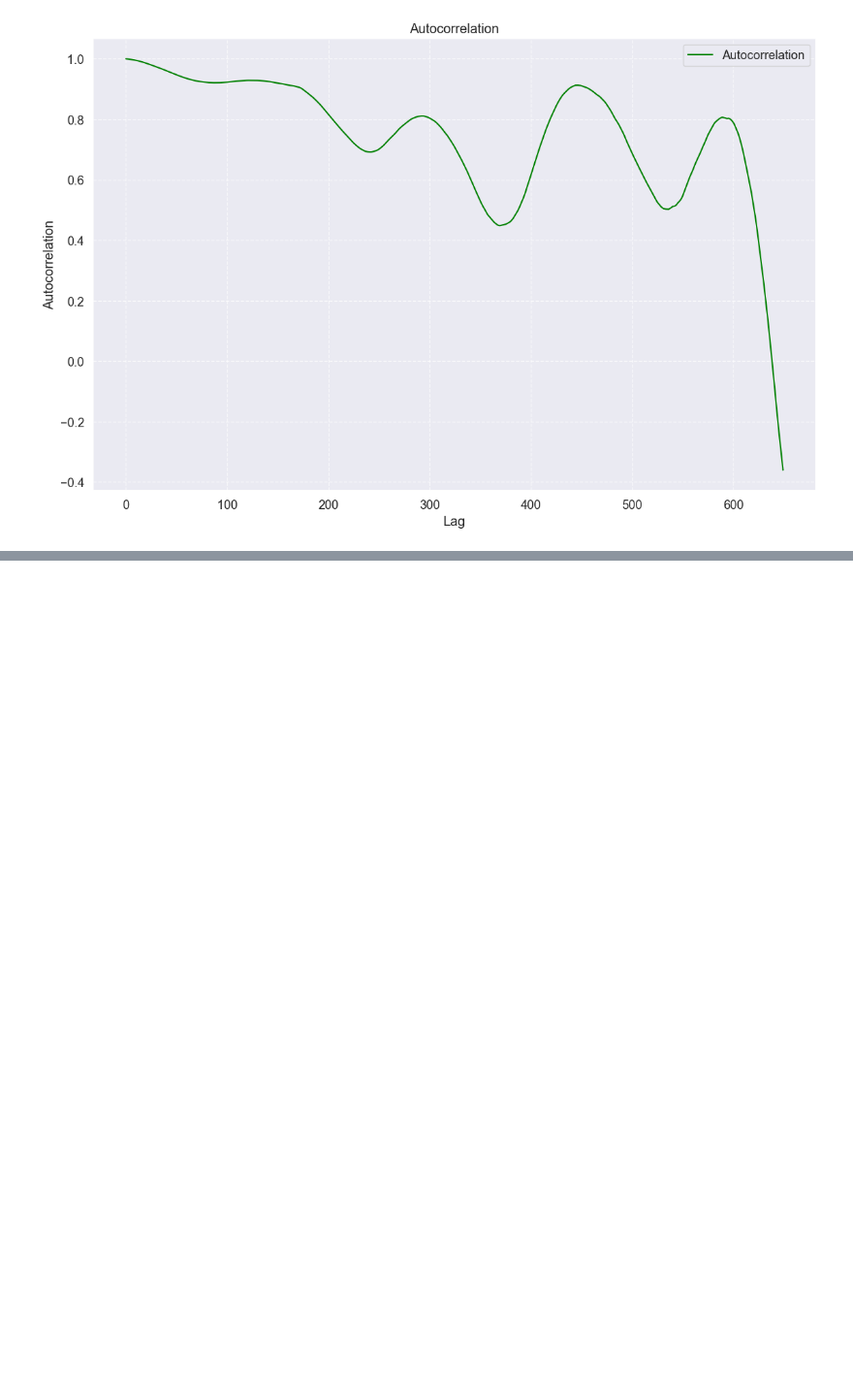
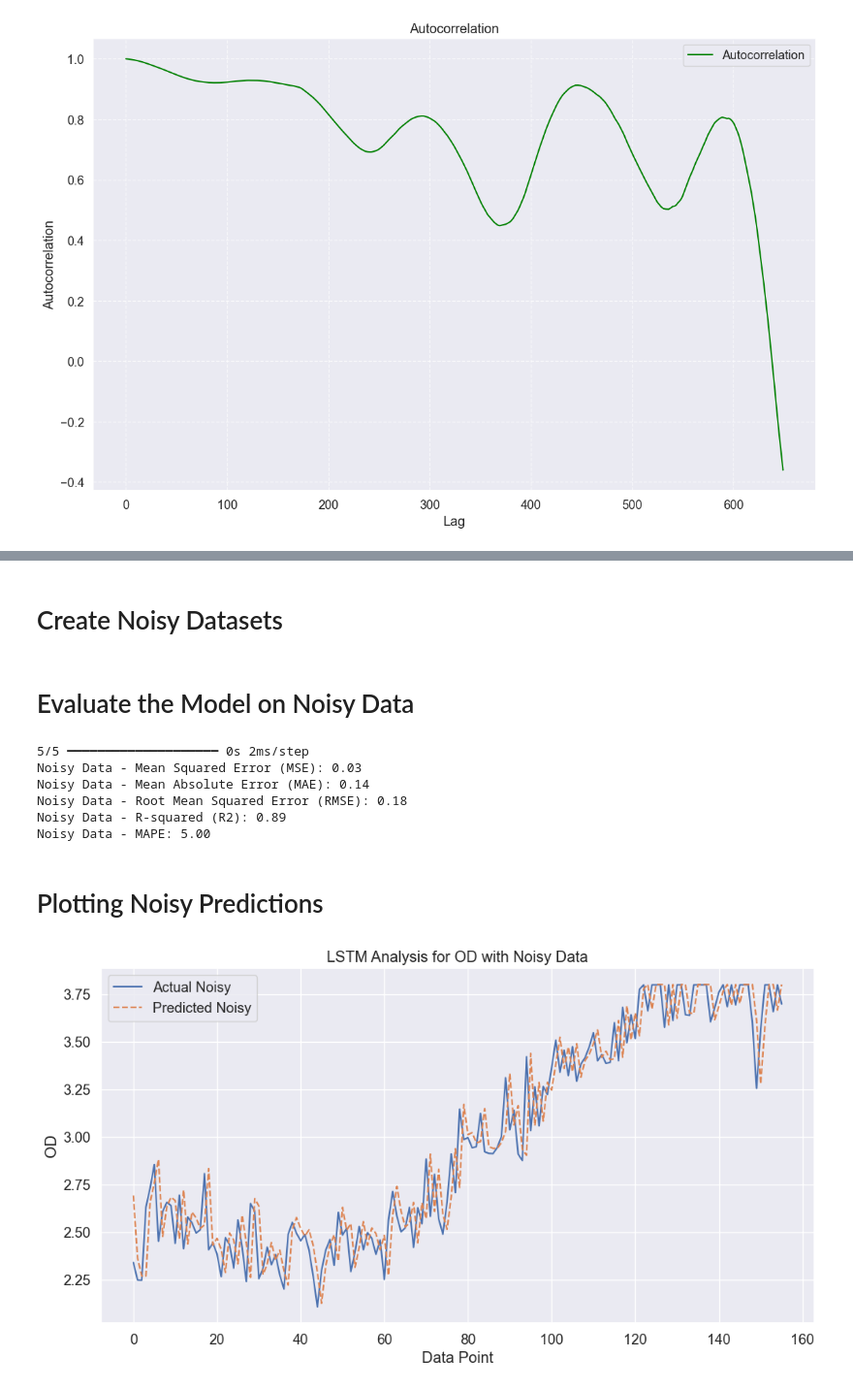
Before and after one commit to Boskabadi/PBR, a Jupyter notebook: PBROD.ipynb, the cells around one changed output, grey strips where cells are left out. Shown at 97% size. Cells and saved outputs as stored; diff of their text form; code cells hidden in the pictures; blank space fills up the shorter version.

```diff
--- a/PBROD.ipynb
+++ b/PBROD.ipynb
@@ -946,0 +289,53 @@ Mean Absolute Error (MAE): 1.42
+# %% [markdown]
+# Create Noisy Datasets
+# %%
+train_size = int(len(X) * 0.8)
+X_noisy, y_noisy = create_dataset(data_noisy, look_back)
+
+# Reshape the input data for LSTM
+X_noisy = np.reshape(X_noisy, (X_noisy.shape[0], X_noisy.shape[1], 1))
+
+# Split the noisy data into training and testing sets
+X_train_noisy, X_test_noisy = X_noisy[:train_size], X_noisy[train_size:]
+y_train_noisy, y_test_noisy = y_noisy[:train_size], y_noisy[train_size:]
+# %% [markdown]
+# Evaluate the Model on Noisy Data
+# %%
+# Make predictions on the noisy test set
+y_pred_noisy = model.predict(X_test_noisy)
+y_pred_noisy = scaler.inverse_transform(y_pred_noisy)
+y_test_noisy = scaler.inverse_transform(y_test_noisy.reshape(-1, 1))
+
+# Quantitative Evaluation on Noisy Data
+mse_noisy = mean_squared_error(y_test_noisy, y_pred_noisy)
+mae_noisy = mean_absolute_error(y_test_noisy, y_pred_noisy)
+rmse_noisy = np.sqrt(mse_noisy)
+r2_noisy = r2_score(y_test_noisy, y_pred_noisy)
+mape_noisy = np.mean(np.abs((y_test_noisy - y_pred_noisy) / y_test_noisy)) * 100
+
+print(f'Noisy Data - Mean Squared Error (MSE): {mse_noisy:.2f}')
+print(f'Noisy Data - Mean Absolute Error (MAE): {mae_noisy:.2f}')
+print(f'Noisy Data - Root Mean Squared Error (RMSE): {rmse_noisy:.2f}')
+print(f'Noisy Data - R-squared (R2): {r2_noisy:.2f}')
+print(f'Noisy Data - MAPE: {mape_noisy:.2f}')
+# %% [output]
+5/5 ━━━━━━━━━━━━━━━━━━━━ 0s 2ms/step
+Noisy Data - Mean Squared Error (MSE): 0.03
+Noisy Data - Mean Absolute Error (MAE): 0.14
+Noisy Data - Root Mean Squared Error (RMSE): 0.18
+Noisy Data - R-squared (R2): 0.89
+Noisy Data - MAPE: 5.00
+# %% [markdown]
+# Plotting Noisy Predictions
+# %%
+# Plot the noisy results
+plt.figure(figsize=(12, 6))
+plt.plot(y_test_noisy, label='Actual Noisy')
+plt.plot(y_pred_noisy, label='Predicted Noisy', linestyle='dashed')
+plt.title('LSTM Analysis for OD with Noisy Data')
+plt.xlabel('Data Point')
+plt.ylabel('OD')
+plt.legend()
+plt.show()
+# %% [output]
+[figure, added]
```
Also changed, not shown: parts of 18 cells of this notebook.
